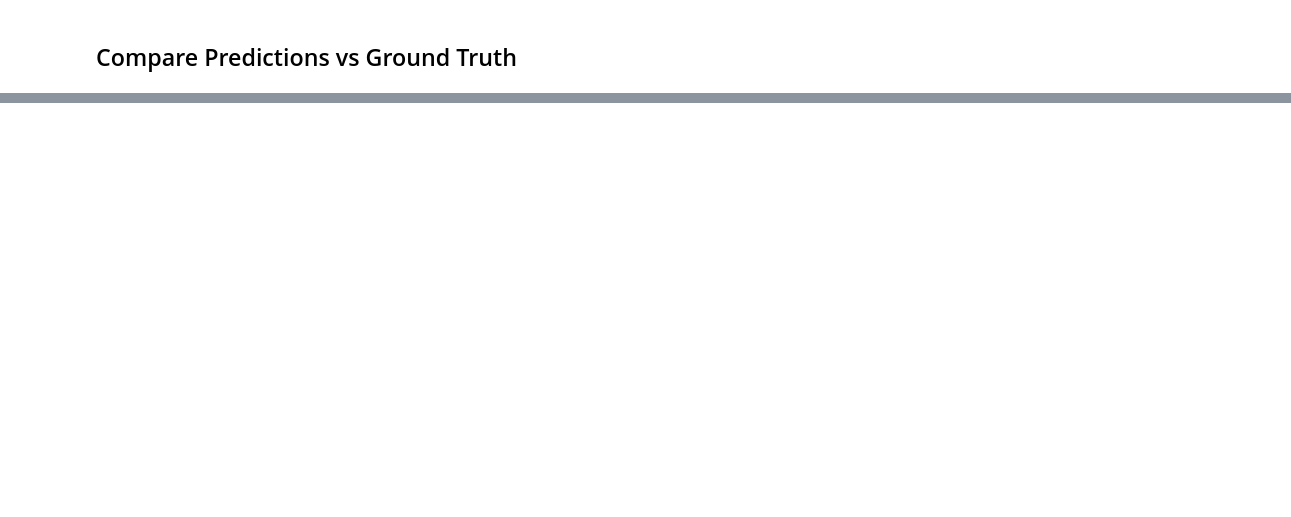
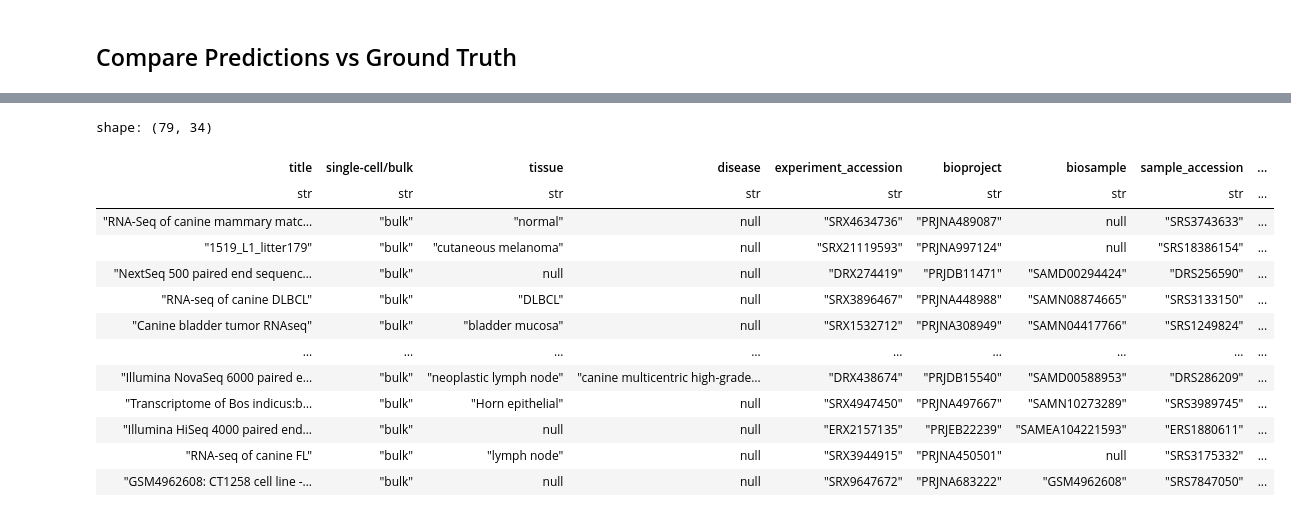
Before and after one commit to NathanG1en/Paipu-Cleaner-Cancers, a Jupyter notebook: test.ipynb, the cells around one changed output, grey strips where cells are left out. Saved outputs shown, nothing was run; the diff lists cells and outputs as text; code cells hidden in the pictures; blank space fills up the shorter version.

```diff
--- a/test.ipynb
+++ b/test.ipynb
@@ -377,0 +485,17 @@ for rule in auto_rules:
+# %%
+predicted_df.filter((pl.col('final_label') == 'NON_CANCER') & (pl.col('is_cancer') == True))
+# %% [output]
+shape: (79, 34)
+| title | single-cell/bulk | tissue | disease | experiment_accession | bioproject | biosample | sample_accession | ... |
+| str | str | str | str | str | str | str | str | ... |
+| "RNA-Seq of canine mammary matc… | "bulk" | "normal" | null | "SRX4634736" | "PRJNA489087" | null | "SRS3743633" | ... |
+| "1519_L1_litter179" | "bulk" | "cutaneous melanoma" | null | "SRX21119593" | "PRJNA997124" | null | "SRS18386154" | ... |
+| "NextSeq 500 paired end sequenc… | "bulk" | null | null | "DRX274419" | "PRJDB11471" | "SAMD00294424" | "DRS256590" | ... |
+| "RNA-seq of canine DLBCL" | "bulk" | "DLBCL" | null | "SRX3896467" | "PRJNA448988" | "SAMN08874665" | "SRS3133150" | ... |
+| "Canine bladder tumor RNAseq" | "bulk" | "bladder mucosa" | null | "SRX1532712" | "PRJNA308949" | "SAMN04417766" | "SRS1249824" | ... |
+| … | … | … | … | … | … | … | … | ... |
+| "Illumina NovaSeq 6000 paired e… | "bulk" | "neoplastic lymph node" | "canine multicentric high-grade… | "DRX438674" | "PRJDB15540" | "SAMD00588953" | "DRS286209" | ... |
+| "Transcriptome of Bos indicus:b… | "bulk" | "Horn epithelial" | null | "SRX4947450" | "PRJNA497667" | "SAMN10273289" | "SRS3989745" | ... |
+| "Illumina HiSeq 4000 paired end… | "bulk" | null | null | "ERX2157135" | "PRJEB22239" | "SAMEA104221593" | "ERS1880611" | ... |
+| "RNA-seq of canine FL" | "bulk" | "lymph node" | null | "SRX3944915" | "PRJNA450501" | null | "SRS3175332" | ... |
+| "GSM4962608: CT1258 cell line -… | "bulk" | null | null | "SRX9647672" | "PRJNA683222" | "GSM4962608" | "SRS7847050" | ... |
```
Also changed, not shown: parts of 15 cells of this notebook, 10 other files.
